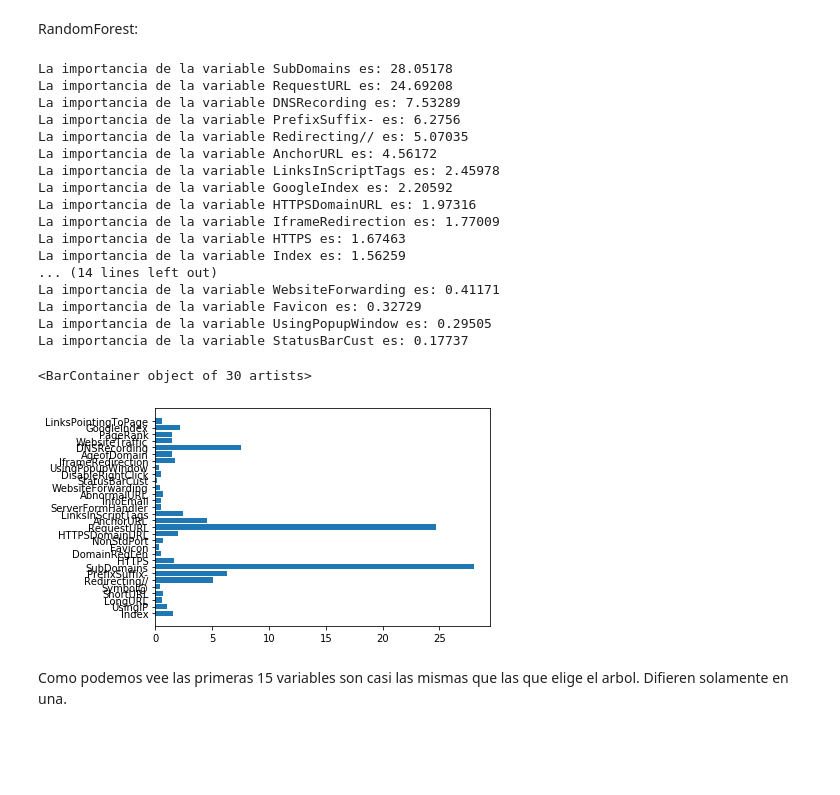
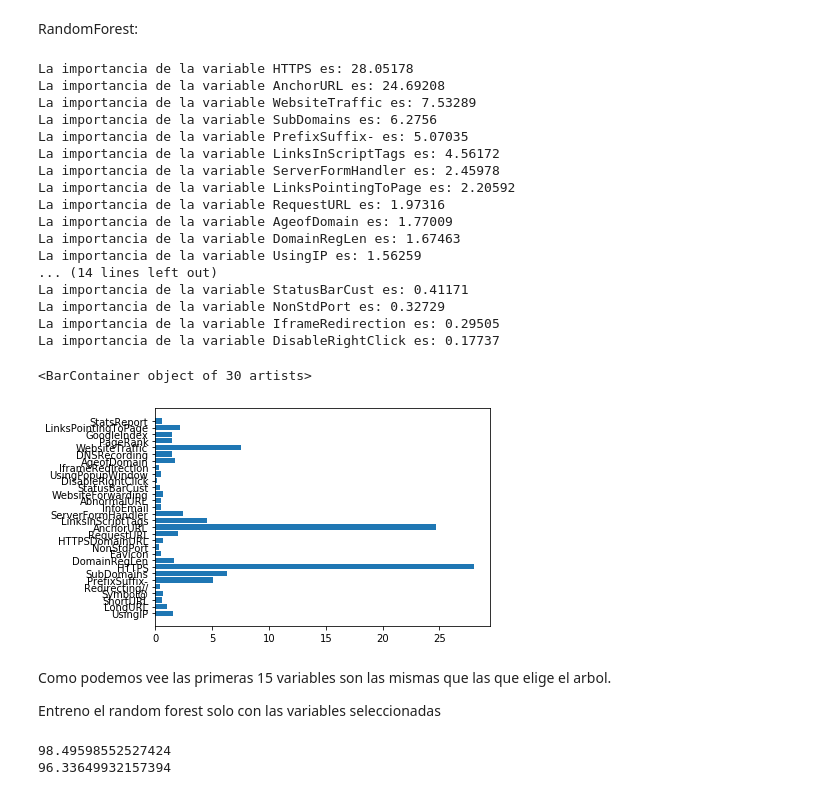
Before and after one commit to FernandoWajl/mineria-datos-phising, a Jupyter notebook: Trabajo final/TrabajoFinal.ipynb, the cells around one changed output. Drawn from its saved outputs; the diff is of its cells as text; code cells hidden in the pictures; blank space fills up the shorter version.

Commit message:
Entreno rf con variables seleccionadas

```diff
--- a/Trabajo final/TrabajoFinal.ipynb
+++ b/Trabajo final/TrabajoFinal.ipynb
@@ -269,37 +260,54 @@ Perdemos un 1% de rendimiento pero utilizamos 15 variables menos.
 RandomForest:
 # %%
 importancias = clfRF.feature_importances_ * 100
-# Vamos a emparejar cada valor con el nombre de cada variable (cada pareja será una tupla)
+
 variables_importancia = [(nombreVar, round(importancia, 5)) for nombreVar, importancia in
-                         zip(data.columns, importancias)]
-# Vamos a ordenar las variable de acuerdo a su importancia (de mayor a menor importancia)
+                         zip(columns, importancias)]
+
 variables_importancia_ordenado = sorted(variables_importancia, key = lambda x: x[1], reverse = True)
-# Imprimimos el nombre de cada variable y su importancia
+
 for nomVar, imp in variables_importancia_ordenado:
     print("La importancia de la variable {} es: {}".format(nomVar, imp))
 
-# Creamos una figura de barras horizontales (plt.barh) con la misma información (sin ordenar por importancia: orden original de variables)
-    # Para etiquetar cada barra podéis utilizar el comando plt.yticks y poner el nombre de cada variable en cada caso
 plt.barh(np.array(variables_importancia)[:,0], importancias)
 # %% [output]
-La importancia de la variable SubDomains es: 28.05178
-La importancia de la variable RequestURL es: 24.69208
-La importancia de la variable DNSRecording es: 7.53289
-La importancia de la variable PrefixSuffix- es: 6.2756
-La importancia de la variable Redirecting// es: 5.07035
-La importancia de la variable AnchorURL es: 4.56172
-La importancia de la variable LinksInScriptTags es: 2.45978
-La importancia de la variable GoogleIndex es: 2.20592
-La importancia de la variable HTTPSDomainURL es: 1.97316
-La importancia de la variable IframeRedirection es: 1.77009
-La importancia de la variable HTTPS es: 1.67463
-La importancia de la variable Index es: 1.56259
+La importancia de la variable HTTPS es: 28.05178
+La importancia de la variable AnchorURL es: 24.69208
+La importancia de la variable WebsiteTraffic es: 7.53289
+La importancia de la variable SubDomains es: 6.2756
+La importancia de la variable PrefixSuffix- es: 5.07035
+La importancia de la variable LinksInScriptTags es: 4.56172
+La importancia de la variable ServerFormHandler es: 2.45978
+La importancia de la variable LinksPointingToPage es: 2.20592
+La importancia de la variable RequestURL es: 1.97316
+La importancia de la variable AgeofDomain es: 1.77009
+La importancia de la variable DomainRegLen es: 1.67463
+La importancia de la variable UsingIP es: 1.56259
 ... (14 lines left out)
-La importancia de la variable WebsiteForwarding es: 0.41171
-La importancia de la variable Favicon es: 0.32729
-La importancia de la variable UsingPopupWindow es: 0.29505
-La importancia de la variable StatusBarCust es: 0.17737
+La importancia de la variable StatusBarCust es: 0.41171
+La importancia de la variable NonStdPort es: 0.32729
+La importancia de la variable IframeRedirection es: 0.29505
+La importancia de la variable DisableRightClick es: 0.17737
 <BarContainer object of 30 artists>
-[figure, old version]
+[figure, new version]
 # %% [markdown]
-Como podemos vee las primeras 15 variables son casi las mismas que las que elige el arbol. Difieren solamente en una.
+Como podemos vee las primeras 15 variables son  las mismas que las que elige el arbol.
+
+Entreno el random forest solo con las variables seleccionadas
+# %%
+clfRF = RandomForestClassifier(criterion= clasificadoresRF.best_params_['criterion'],
+                             max_depth= clasificadoresRF.best_params_['max_depth'],
+                              max_features= clasificadoresRF.best_params_['max_features'],
+                              min_samples_split= clasificadoresRF.best_params_['min_samples_split'],
+                              n_estimators= clasificadoresRF.best_params_['n_estimators'])
+clfRF.fit(X_new,y_train)
+predTrain = clfRF.predict(X_new)
+predTest = clfRF.predict(X_test[:,indicesSeleccionados])
+accTrainRF = metrics.accuracy_score(predTrain, y_train) * 100
+accTestRF =  metrics.accuracy_score(predTest, y_test) * 100
+
+print(accTrainRF)
+print(accTestRF)
+# %% [output]
+98.49598552527424
+96.33649932157394
```
Also changed, not shown: parts of 3 cells of this notebook.
